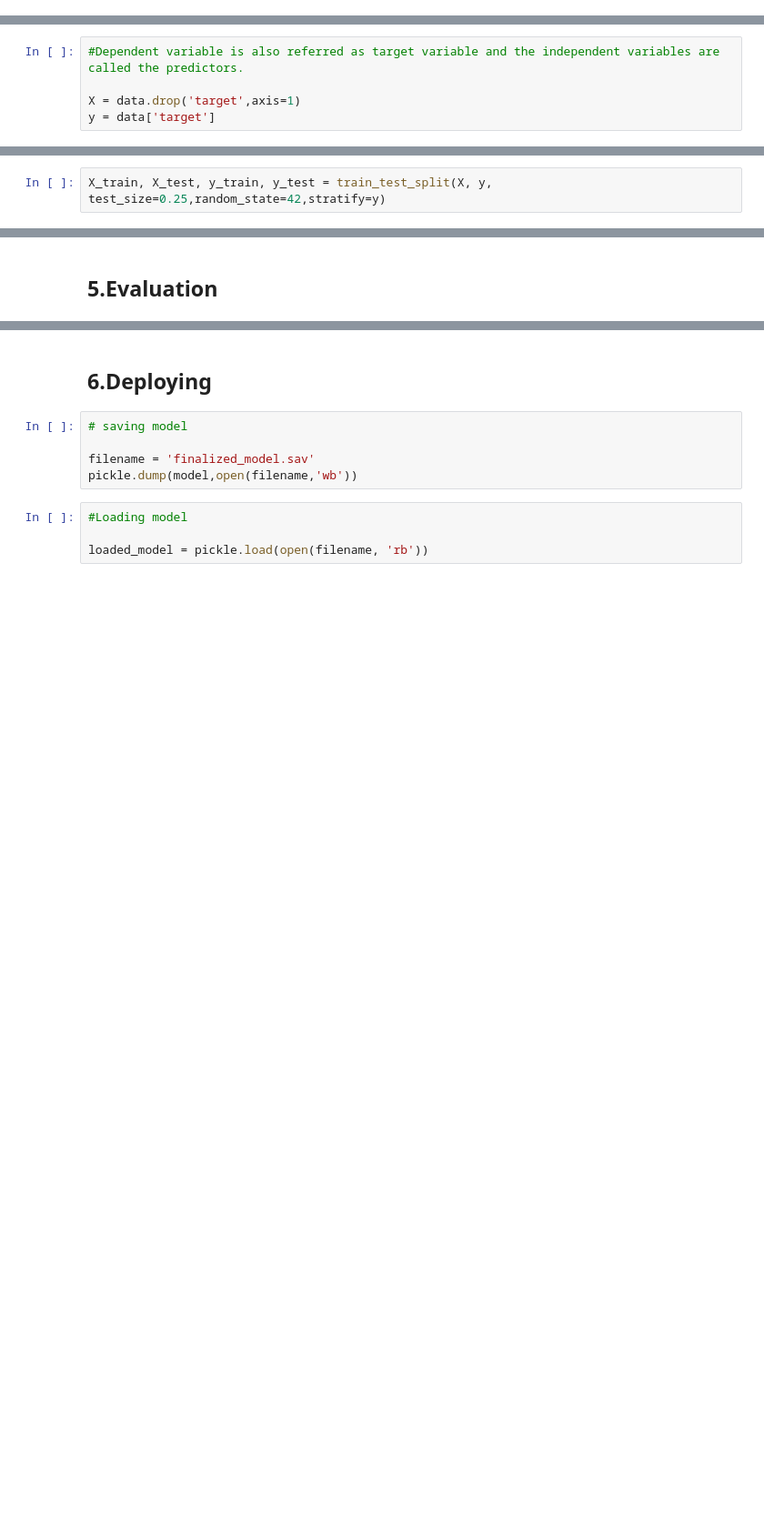
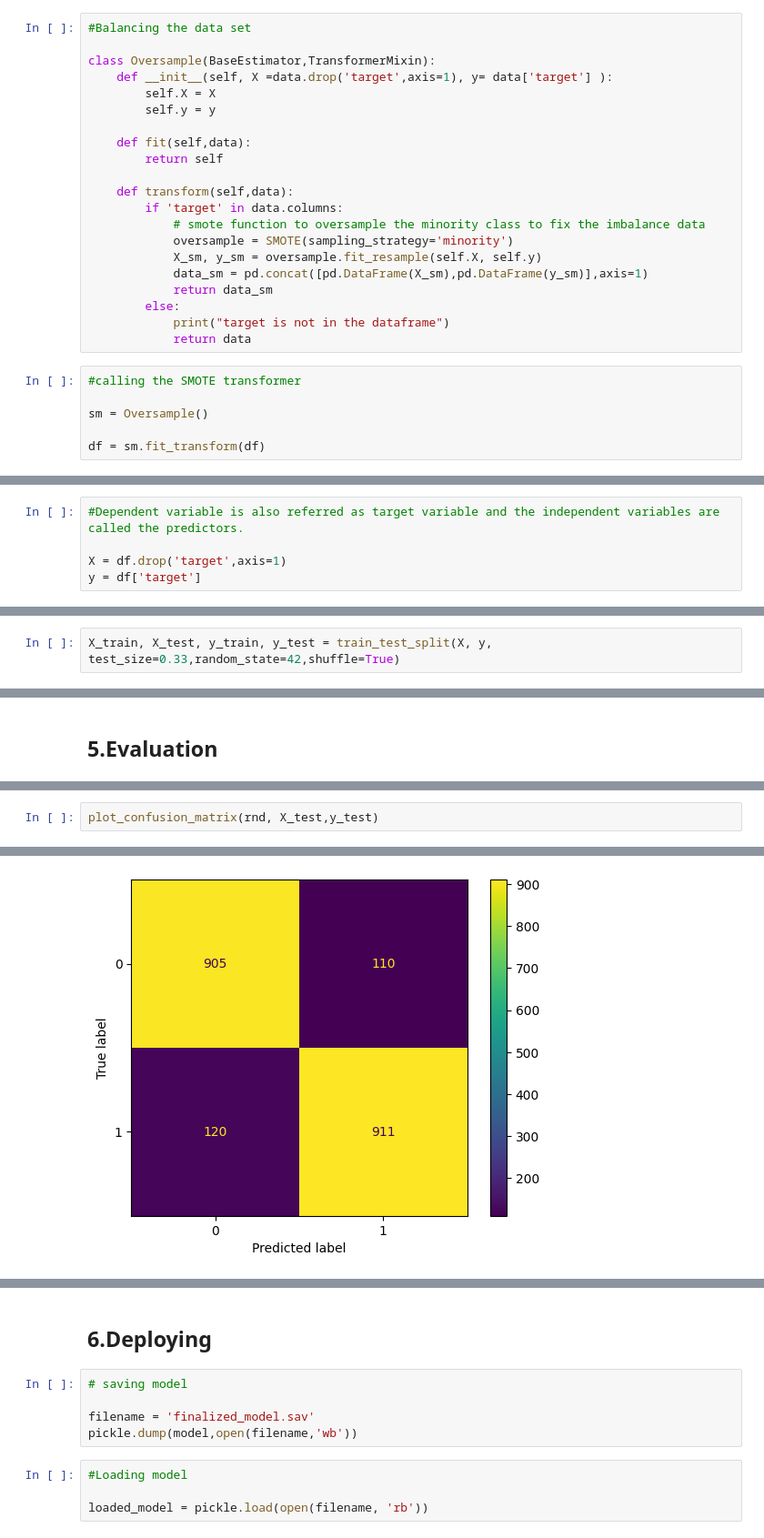
Before and after one commit to Jayem-11/Heart-Disease-Prediction, a Jupyter notebook: Heart Disease Prediction.ipynb, the cells around one changed output, grey strips where cells are left out. Shown: that part at 91% size. Drawn from its saved outputs; the diff is of its cells as text; blank space fills up the shorter version.

```diff
--- a/Heart Disease Prediction.ipynb
+++ b/Heart Disease Prediction.ipynb
@@ -333,3 +400,30 @@ data.rename(columns = {'TenYearCHD':'target' }, inplace=True)
+# %%
+#Balancing the data set
+
+class Oversample(BaseEstimator,TransformerMixin):
+    def __init__(self, X =data.drop('target',axis=1), y= data['target'] ):
+        self.X = X
+        self.y = y
+
+    def fit(self,data):
+        return self
+
+    def transform(self,data):
+        if 'target' in data.columns:
+            # smote function to oversample the minority class to fix the imbalance data
+            oversample = SMOTE(sampling_strategy='minority')
+            X_sm, y_sm = oversample.fit_resample(self.X, self.y)
+            data_sm = pd.concat([pd.DataFrame(X_sm),pd.DataFrame(y_sm)],axis=1)
+            return data_sm
+        else:
+            print("target is not in the dataframe")
+            return data
+# %%
+#calling the SMOTE transformer
+
+sm = Oversample()
+
+df = sm.fit_transform(df)
 # %%
 #Checking the ratio of 0 and 1 in our target column
 
@@ -343,6 +441,6 @@ Name: target, dtype: float64
 # %%
 #Dependent variable is also referred as target variable and the independent variables are called the predictors.
 
-X = data.drop('target',axis=1)
-y = data['target']
+X = df.drop('target',axis=1)
+y = df['target']
 # %% [markdown]
@@ -350,2 +448,2 @@ y = data['target']
 # %%
-X_train, X_test, y_train, y_test = train_test_split(X, y, test_size=0.25,random_state=42,stratify=y)
+X_train, X_test, y_train, y_test = train_test_split(X, y, test_size=0.33,random_state=42,shuffle=True)
@@ -467,0 +477,3 @@ model best score: 0.8471918307804523
+# %%
+plot_confusion_matrix(rnd, X_test,y_test)
+# %% [output]
@@ -467,0 +481 @@ model best score: 0.8471918307804523
+[figure, added]
```
Also changed, not shown: parts of 60 cells of this notebook, 1 other file.
